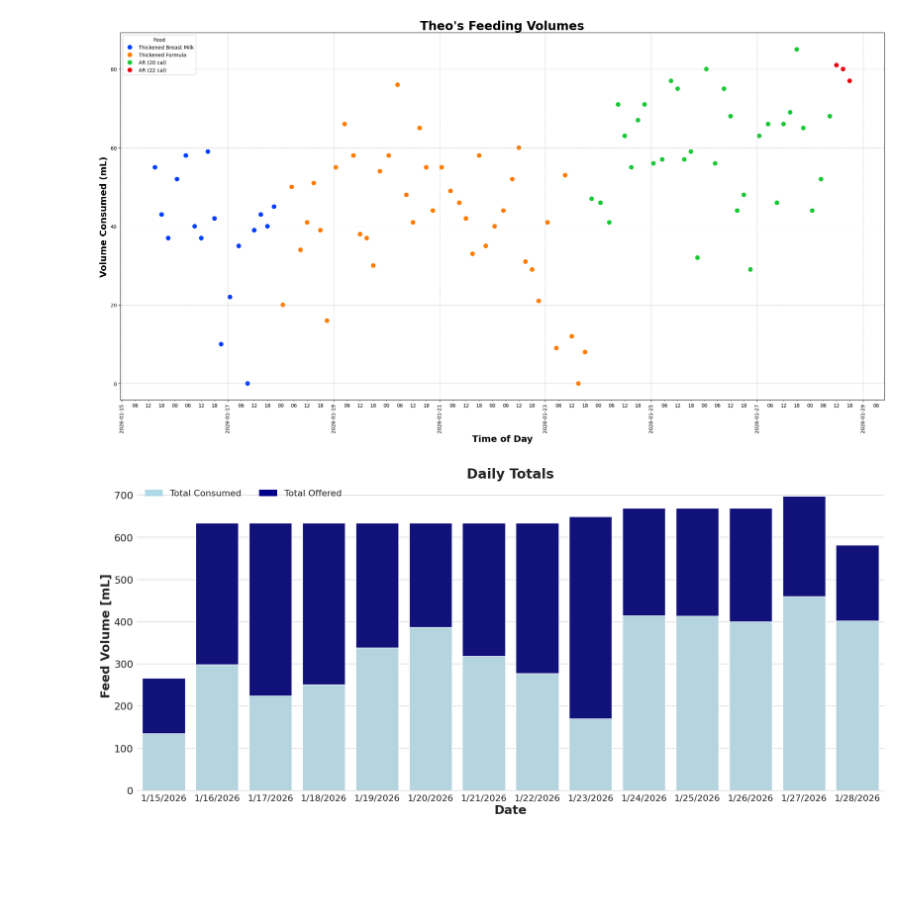
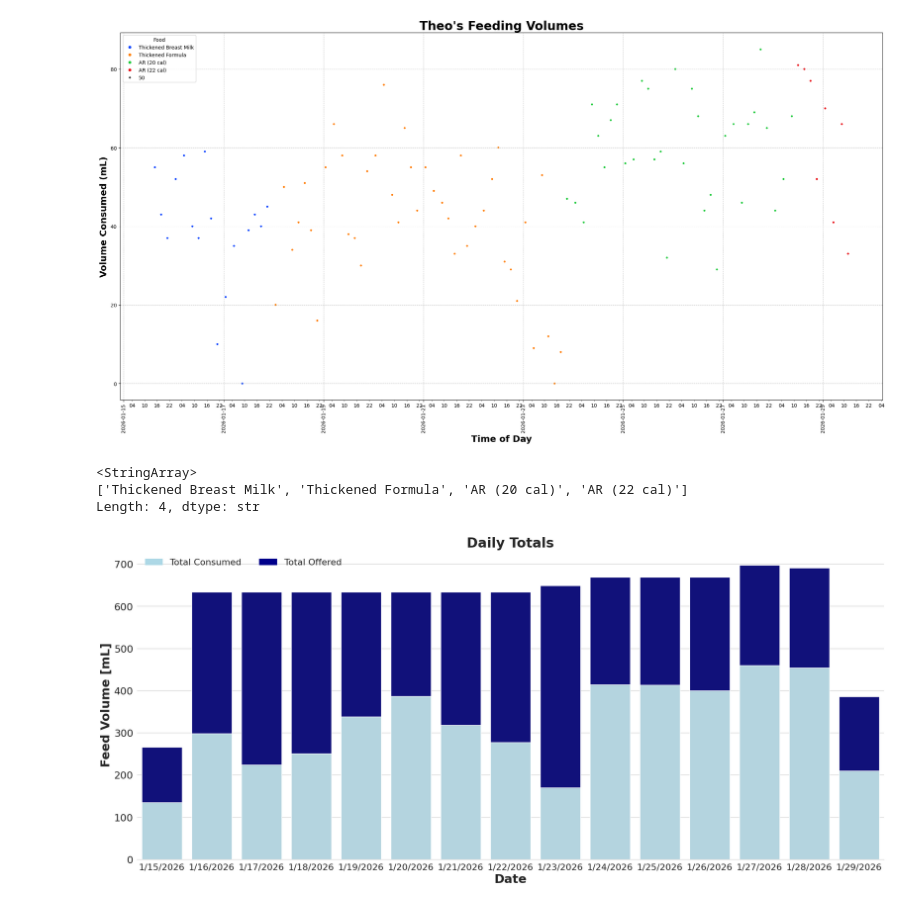
Before and after one commit to Juniper82/Theos-Feeding, a Jupyter notebook: Theo_Feeds.ipynb, the cells around one changed output. Drawn from its saved outputs; the diff is of its cells as text; code cells hidden in the pictures; blank space fills up the shorter version.

Commit message:
updated data

```diff
--- a/Theo_Feeds.ipynb
+++ b/Theo_Feeds.ipynb
@@ -17,5 +17,27 @@ url = f"https://docs.google.com/spreadsheets/d/16HNvRGn6rM0YFKnyvNpQlfmxrgw8ugTs
 df = pd.read_csv(url)
 df['Military_Time']=pd.to_datetime(df['Time'],format='%I:%M %p').dt.strftime('%H:%M')
 df['datetime_col'] = pd.to_datetime(df['Date'] + ' ' + df['Military_Time'])
-df
+df['threshold']=0.8*df['Total Feed Volume [mL]']
+greatFeed = []
+size = []
+for index, row in df.iterrows():
+    if row['Volume [mL]'] > row['threshold']:
+        greatFeed.append(row['Volume [mL]'])
+        size.append(150)
+    else:
+        greatFeed.append(np.nan)
+        size.append(130)
+df['greatFeed']=greatFeed
+df['size']=size
+#df
+df2 = df[df['greatFeed'].notna()]
+#print(df2)
+#print(size)
+# Calculate 24hr Feed %
+df3 = df.tail(7)
+runningFeed = sum(df3['Volume [mL]'])
+totalRunningOffered = sum(df3['Total Feed Volume [mL]'])
+twentyFourHR = runningFeed/totalRunningOffered*100
+print("24hr Consumption: ",round(twentyFourHR,2),"%\n",sep='')
+#print(df3)
 # %% [output]
@@ -37,35 +47,44 @@ amounts = df['Volume [mL]'] # Amount in ml
 times = df['datetime_col']
 
 # 2. Setup the Plot
 fig, ax = plt.subplots(figsize=(22, 12))
 
 # 3. Plot the data
 # Plotting with a marker 'o' to see specific feed times
 xticks = df.datetime_col.to_list()
 #ax.plot(times, amounts, marker='o', linestyle='-', color='b', linewidth=2, markersize=8)
-sns.scatterplot(data=df,x='datetime_col', y='Volume [mL]', hue='Food', palette='bright',s=100)
 
+sns.scatterplot(data=df,x='datetime_col', y='Volume [mL]', hue='Food', palette='bright',size=50)
+#sns.scatterplot(data=df2,x='datetime_col', y='greatFeed', hue='Food', palette='bright',s=200)
+# 4. Plot the line plot on the same axes
+#sns.lineplot(data=df, x='datetime_col', y='threshold', ax=ax, color='red', label='80%')
 # 4. Customize the plot (Labels, Title, Formatting)
 ax.set_title("Theo's Feeding Volumes", fontsize=24, weight = 'bold')
 ax.set_ylabel("Volume Consumed (mL)", fontsize=18, weight = 'bold')
 ax.set_xlabel("Time of Day", fontsize=18, weight = 'bold')
 
 # Format the X-axis to show hours clearly
 #ax.xaxis.set_major_formatter(mdates.DateFormatter('%I:%M'))
 #fig.autofmt_xdate() # Rotates the labels to prevent overlap
 plt.xticks(rotation=90)
 ax.xaxis.set_minor_locator(mdates.HourLocator(byhour=range(24), interval=6, tz=None))
 date_form = mdates.DateFormatter("%H")
 ax.xaxis.set_minor_formatter(date_form)
 
 # Add grid lines for easier reading
 ax.grid(True, linestyle='--', alpha=0.7)
 
 # Show the plot
 plt.tight_layout()
 plt.show()
 # %% [output]
-[figure, old version]
+[figure, new version]
+# %%
+df.Food.unique()
+# %% [output]
+<StringArray>
+['Thickened Breast Milk', 'Thickened Formula', 'AR (20 cal)', 'AR (22 cal)']
+Length: 4, dtype: str
 # %%
 # Create Bar Plot
 dailyTotals = df.groupby('Date')['Volume [mL]'].sum().reset_index()
@@ -96,7 +115,7 @@ ax.set_xlabel("Date", fontsize=22, weight = 'bold')
 ax.tick_params(axis='y', labelsize=18)
 ax.tick_params(axis='x', labelsize=16)
 # %% [output]
-[figure, old version]
+[figure, new version]
 # %%
 # Create Bar Plot
 dailyTotals = df.groupby('Date')['Volume [mL]'].sum().reset_index()
```
Also changed, not shown: parts of 3 cells of this notebook.
